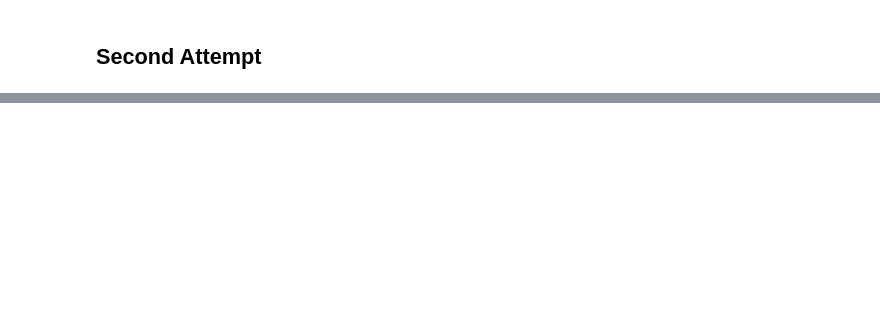
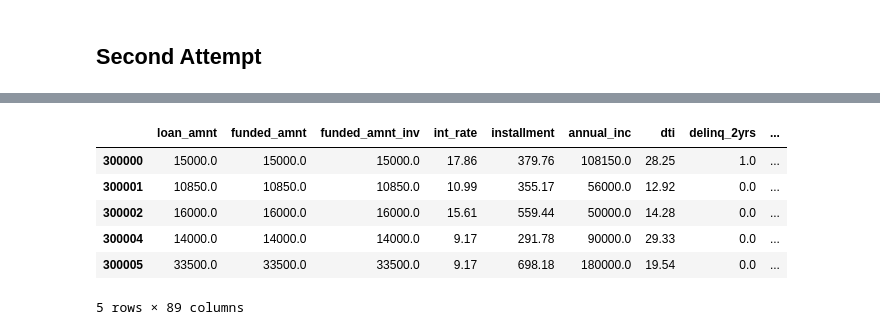
Before and after one commit to esthersweon/thinkful, a Jupyter notebook: main/unit_3/lesson_2_project_5.ipynb, the cells around one changed output, grey strips where cells are left out. Cells and saved outputs as stored; diff of their text form; code cells hidden in the pictures; blank space fills up the shorter version.

```diff
--- a/main/unit_3/lesson_2_project_5.ipynb
+++ b/main/unit_3/lesson_2_project_5.ipynb
@@ -117,2 +149,45 @@ Index(['id', 'member_id', 'loan_amnt', 'funded_amnt', 'funded_amnt_inv',
+# %%
+# Make term number
+df.term = df.term.map({' 60 months': 60, ' 36 months': 36})
+
+# Make emp_length number
+df['emp_length'] = df['emp_length'].str.extract('(\d+)')
+df = df.dropna(subset=['emp_length'])
+df['emp_length'] = df['emp_length'].astype(int)
+
+# Make grade, issue_d, last_pymnt_d, next_pymnt_d, last_credit_pull_d a string
+df['grade'] = df['grade'].astype(str)
+df.issue_d = df.issue_d.astype(str)
+df.last_pymnt_d = df.last_pymnt_d.astype(str)
+df = df.dropna(subset=['next_pymnt_d'])
+df.next_pymnt_d = df.next_pymnt_d.astype(str)
+df = df.dropna(subset=['last_credit_pull_d'])
+df.next_pymnt_d = df.last_credit_pull_d.astype(str)
+
+# Make home_ownership, purpose, loan_status, initial_list_status into dummies later?
+
+# Make verification_status a boolean (dummies?)
+df.verification_status = df.verification_status.map({'Source Verified': 1, 'Not Verified': 0, 'Verified': 1})
+
+# Drop pymnt_plan and application_type and verification_status_joint (only 1 value each) and title (purely qualitative and inconsistent)
+df = df.drop('pymnt_plan', 1)
+df = df.drop('application_type', 1)
+df = df.drop('verification_status_joint', 1)
+df = df.drop('title', 1)
+# %%
+dtype_groups = df.columns.to_series().groupby(df.dtypes).groups
+dtype_dict = {k.name: v for k, v in dtype_groups.items()}
+all_num_cols = list(dtype_dict['float64']) + list(dtype_dict['int64']) + ['loan_status']
+
+df = df[all_num_cols]
+df.head()
+# %% [output]
+|  | loan_amnt | funded_amnt | funded_amnt_inv | int_rate | installment | annual_inc | dti | delinq_2yrs | ... |
+| 300000 | 15000.0 | 15000.0 | 15000.0 | 17.86 | 379.76 | 108150.0 | 28.25 | 1.0 | ... |
+| 300001 | 10850.0 | 10850.0 | 10850.0 | 10.99 | 355.17 | 56000.0 | 12.92 | 0.0 | ... |
+| 300002 | 16000.0 | 16000.0 | 16000.0 | 15.61 | 559.44 | 50000.0 | 14.28 | 0.0 | ... |
+| 300004 | 14000.0 | 14000.0 | 14000.0 | 9.17 | 291.78 | 90000.0 | 29.33 | 0.0 | ... |
+| 300005 | 33500.0 | 33500.0 | 33500.0 | 9.17 | 698.18 | 180000.0 | 19.54 | 0.0 | ... |
+5 rows × 89 columns
 # %%
 sns.heatmap(df.corr())
```
Also changed, not shown: parts of 16 cells of this notebook.
